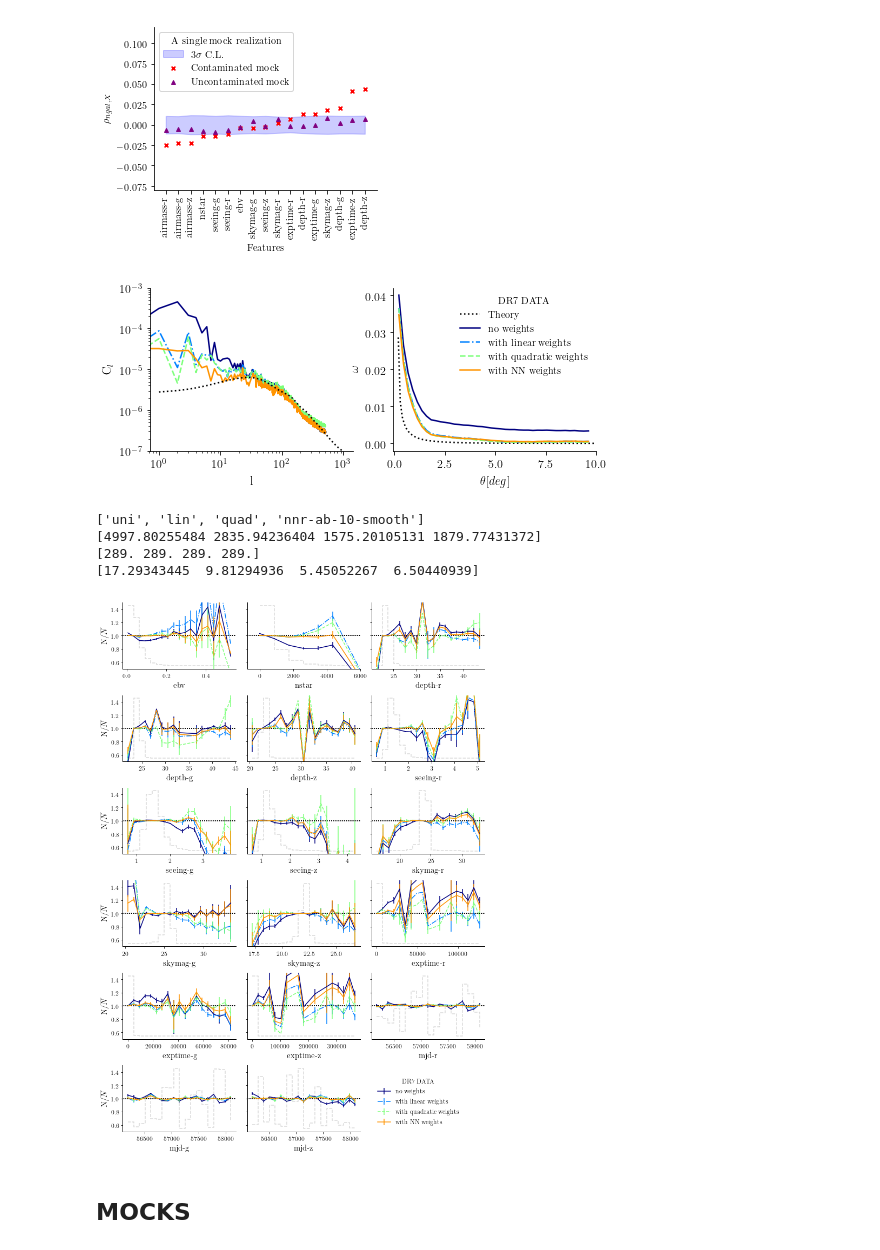
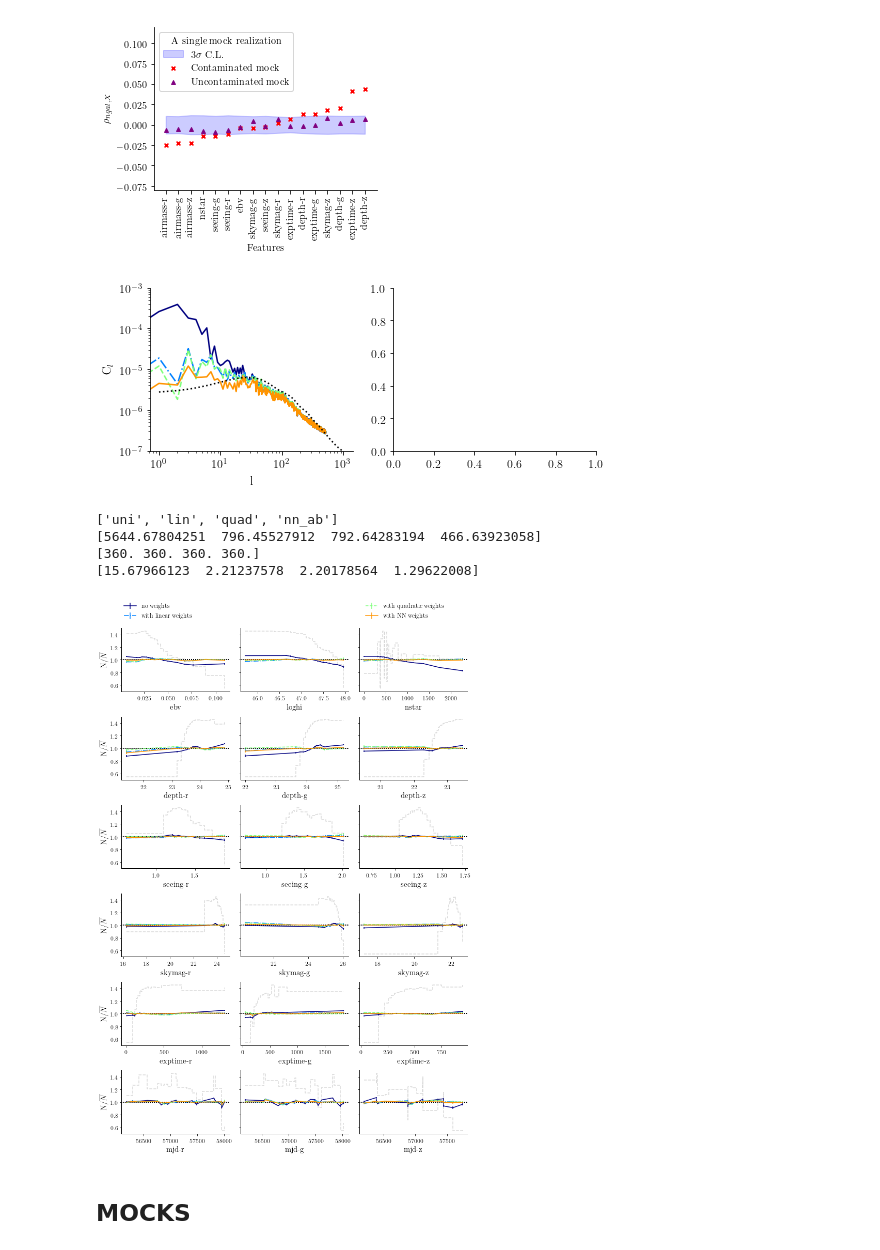
Before and after one commit to mehdirezaie/SYSNet, a Jupyter notebook: dataviz/DLpaper_plots.ipynb, the cells around one changed output. Cells and saved outputs as stored; diff of their text form; code cells hidden in the pictures.

Commit message:
run cl and nnbar for dr7

```diff
--- a/dataviz/DLpaper_plots.ipynb
+++ b/dataviz/DLpaper_plots.ipynb
@@ -30,26 +30,26 @@ config = {'hpmap':{'frac':'/Volumes/TimeMachine/data/DR7/frac.hp.256.fits',
                                                ['depth', 'seeing', 'skymag','exptime', 'mjd'] for b in 'rgz'],
                   'label':'DR7 Data'},
           '2dclustering':{'cl_theory':'/Volumes/TimeMachine/data/mocks/fftlog.out',
-                         'clpath':lambda l:'/Volumes/TimeMachine/data/DR7/clustering/cl_'+l+'.npy',
-                         'xipath':lambda l:'/Volumes/TimeMachine/data/DR7/clustering/xi_'+l+'_nside_256_njack_0.npy',
+                         'clpath':lambda l:'/Volumes/TimeMachine/data/DR7/results/clustering/cl_'+l+'.npy',
+                         'xipath':lambda l:'/Volumes/TimeMachine/data/DR7/results/clustering/xi_'+l+'_nside_256_njack_0.npy',
                          'title':'DR7 DATA',
                           #'lb':['with linear weights','with quadratic weights','no weights',
                           #        'with NN weights (spatial)','with NN weights', 'with NN weights w/ ablation'],
                           #'flb':['lin', 'quad', 'uni', 'nns-10', 'nnr-10', 'nnrab-10'],
                           'lb':['no weights', 'with linear weights','with quadratic weights', 'with NN weights'],
-                          'flb':['uni','lin', 'quad', 'nnr-ab-10-noneg'],
+                          'flb':['uni','lin', 'quad', 'nn_ab'],
                          'ouname':'dr7_clustering.pdf'},
          'corrmax':{'feats':'/Volumes/TimeMachine/data/DR7/eBOSS.ELG.NGC.DR7.table.fits',
                      'xticks':['EBV', 'logHI', 'nstar']+ [s+'-'+b for s in
                                ['depth', 'seeing', 'skymag','exptime', 'mjd'] for b in 'rgz'],
                    'ouname':'./figs/corrmax-dr7.pdf'},
-          'nnbarplot':{'nnbarpath':lambda l:'/Volumes/TimeMachine/data/DR7/clustering/nnbar_'+l+'.npy',
+          'nnbarplot':{'nnbarpath':lambda l:'/Volumes/TimeMachine/data/DR7/results/clustering/nnbar_'+l+'.npy',
                          'title':'DR7 DATA',
                           #'lb':['with linear weights','with quadratic weights','no weights',
                           #       'with NN weights (spatial)','with NN weights', 'with NN weights w/ ablation'],
                           #'flb':['lin', 'quad', 'uni', 'nns-10', 'nnr-10', 'nnrab-10'],
                           'lb':['no weights', 'with linear weights','with quadratic weights', 'with NN weights'],
-                          'flb':['uni','lin', 'quad', 'nnr-ab-10-noneg'],
+                          'flb':['uni','lin', 'quad', 'nn_ab'],
                          'ouname':'dr7_nnbar.pdf'},
           'mocks_ablation':{'uncont.':'/Volumes/TimeMachine/data/mocks/3dbox/*/ablation/r/*.log.npy',
                             'cont.':'/Volumes/TimeMachine/data/mocks/3dbox/*/c4n/ablation/r/*.log.npy',
@@ -58,16 +58,17 @@ config = {'hpmap':{'frac':'/Volumes/TimeMachine/data/DR7/frac.hp.256.fits',
                            'title':'DR5 Mocks',
                            'ouname':'./mocks_ablation.pdf'},
         'crosscl':{
-             'clpath':lambda l:'/Volumes/TimeMachine/data/DR7/clustering/cl_'+l+'.npy',
-             'xipath':lambda l:'/Volumes/TimeMachine/data/DR7/clustering/xi_'+l+'_nside_256_njack_0.npy',
+             'clpath':lambda l:'/Volumes/TimeMachine/data/DR7/results/clustering/cl_'+l+'.npy',
+             'clsys':'/Volumes/TimeMachine/data/DR7/results/clustering/cl_sys.npy',
+             'xipath':lambda l:'/Volumes/TimeMachine/data/DR7/results/clustering/xi_'+l+'_nside_256_njack_0.npy',
              'title':'DR7 DATA',
               #'lb':['with linear weights','with quadratic weights','no weights',
               #        'with NN weights (spatial)','with NN weights', 'with NN weights w/ ablation'],
               #'flb':['lin', 'quad', 'uni', 'nns-10', 'nnr-10', 'nnrab-10'],
               'lb':['no weights', 'with linear weights','with quadratic weights', 'with NN weights'],
-              'flb':['uni','lin', 'quad', 'nnr-ab-10-smooth'],
+              'flb':['uni','lin', 'quad', 'nn_ab'],
              'ouname':'dr7_crosscl.pdf',
-              'xticks':['ebv', 'nstar']+ [s+'-'+b for s in
+              'xticks':['ebv', 'logHI', 'nstar']+ [s+'-'+b for s in
                        ['depth', 'seeing', 'skymag','exptime', 'mjd'] for b in 'rgz']}
          }
 # %% [markdown]
@@ -583,23 +676,23 @@ def plot_2dclus(config):
     ax[0].set_ylabel(r'C$_{l}$')
     ax[0].set_ylim(1.e-7, 1.e-3)
 
-    tt, xit = np.loadtxt('/Users/rezaie/github/DESILSS/tests/lssdata/fftlog_xi.out', usecols=(0,1), unpack=True)
-    ax[1].plot(tt+0.2, xit, ':', color='k', label='Theory')
+    #tt, xit = np.loadtxt('/Users/rezaie/github/DESILSS/tests/lssdata/fftlog_xi.out', usecols=(0,1), unpack=True)
+    #ax[1].plot(tt+0.2, xit, ':', color='k', label='Theory')
 
 
-    for i,l in enumerate(config['2dclustering']['flb']):
-        d = np.load(config['2dclustering']['xipath'](l)).item()
-        t = np.degrees(d['t'])[1:]
-        ax[1].plot(t, d['w'][0]/d['w'][1]-d['dmean']*d['dmean'], label=config['2dclustering']['lb'][i], color=c(i/Nd), ls=ls[i])
+    #for i,l in enumerate(config['2dclustering']['flb']):
+    #    d = np.load(config['2dclustering']['xipath'](l)).item()
+    #    t = np.degrees(d['t'])[1:]
+    #    ax[1].plot(t, d['w'][0]/d['w'][1]-d['dmean']*d['dmean'], label=config['2dclustering']['lb'][i], color=c(i/Nd), ls=ls[i])
 
-    ax[1].legend(title = config['2dclustering']['title'], frameon=False)
-    ax[1].set_xlabel(r'$\theta [deg]$')
-    ax[1].set_ylabel(r'$\omega$')
-    ax[1].set_xlim(-0.05, 10)
+    #ax[1].legend(title = config['2dclustering']['title'], frameon=False)
+    #ax[1].set_xlabel(r'$\theta [deg]$')
+    #ax[1].set_ylabel(r'$\omega$')
+    #ax[1].set_xlim(-0.05, 10)
     plt.savefig(config['2dclustering']['ouname'], bbox_inches='tight')
 plot_2dclus(config)
 # %% [output]
-[figure, old version]
+[figure, new version]
 # %%
 def plot_nnbar(config):
     params = {
@@ -616,6 +709,9 @@ def plot_nnbar(config):
     'font.size':12
    }
     plt.rcParams.update(params)
+    lgnarg = dict(ncol=2,frameon=False,
+                 bbox_to_anchor=(0, 1.1, 3, 0.4), loc="lower left",
+                mode="expand", borderaxespad=0)
     def chi2 (x, y, ye):
         dx = np.diff(x)[2]
         m = (~np.isnan(y)) & (~np.isnan(ye) & (ye != 0.0))
@@ -628,48 +724,48 @@ def plot_nnbar(config):
     fig, ax = plt.subplots(ncols=3, nrows=6, sharey=True, figsize=(12, 18)) # 10, 16.5
     plt.subplots_adjust(wspace=0.1, hspace=0.4)
     ax = ax.flatten()
-    fig.delaxes(ax[-1])
+    #fig.delaxes(ax[-1])
     def add_ax(ax, res, shift=1.0, step=True, **kw):
         m = (~ np.isnan(res['nnbar'])) & (res['nnbar_err']!=0.0)
         ax.errorbar(res['bin_edges'][:-1][m]*shift, res['nnbar'][m],
                       yerr=res['nnbar_err'][m], **kw)
         ax.axhline(1, linestyle=':', color='k')
         ax2 = ax.twinx()
         ax2.set_yticks([])
         if step:ax2.step(res['bin_edges'][:-1][m], res['area'][m], where='post',
                          linestyle='--', color='grey', alpha=0.3)
     CHIS = np.zeros(Nd)
     DOFS = np.zeros(Nd)
     for i,df in enumerate(config['nnbarplot']['flb']):
         di = np.load(config['nnbarplot']['nnbarpath'](df)).item()
         for j in range(len(di['xlabels'])):
             if i ==0:
                 step=True
             else:
                 step=False
             add_ax(ax[j], di['nnbar'][j], color=c(i/Nd), ls=ls[i], label=config['nnbarplot']['lb'][i], step=step)
             ci2, dof = chi2(di['nnbar'][j]['bin_edges'][:-1], di['nnbar'][j]['nnbar'], di['nnbar'][j]['nnbar_err'])
             CHIS[i] += ci2
             DOFS[i] += dof
             if i==0:
                 if j%3 == 0:ax[j].set_ylabel(r'N/$\overline{N}$')
                 ax[j].set_xlabel(di['xlabels'][j])
                 ax[j].set_ylim(0.5, 1.5)
                 ax[j].locator_params(tight=True, nbins=5)
-        if i ==1:ax[i].set_xlim(xmax=6000)
-    ax[16].legend(bbox_to_anchor=(1.1, 0.9), title=config['nnbarplot']['title'], frameon=False)
+        #if i ==1:ax[i].set_xlim(xmax=6000)
+    ax[0].legend(**lgnarg)
     print(config['nnbarplot']['flb'])
     print(CHIS)
     print(DOFS)
     print(CHIS/DOFS)
-    plt.savefig('nnbar_dr7.pdf', bbox_inches='tight')
+    plt.savefig('./figs/nnbar_dr7.pdf', bbox_inches='tight')
 plot_nnbar(config)
 # %% [output]
-['uni', 'lin', 'quad', 'nnr-ab-10-smooth']
-[4997.80255484 2835.94236404 1575.20105131 1879.77431372]
-[289. 289. 289. 289.]
-[17.29343445  9.81294936  5.45052267  6.50440939]
+['uni', 'lin', 'quad', 'nn_ab']
+[5644.67804251  796.45527912  792.64283194  466.63923058]
+[360. 360. 360. 360.]
+[15.67966123  2.21237578  2.20178564  1.29622008]
-[figure, old version]
+[figure, new version]
 # %% [markdown]
 ## MOCKS
 # %%
```
Also changed, not shown: parts of 4 cells of this notebook, 5 other files.
